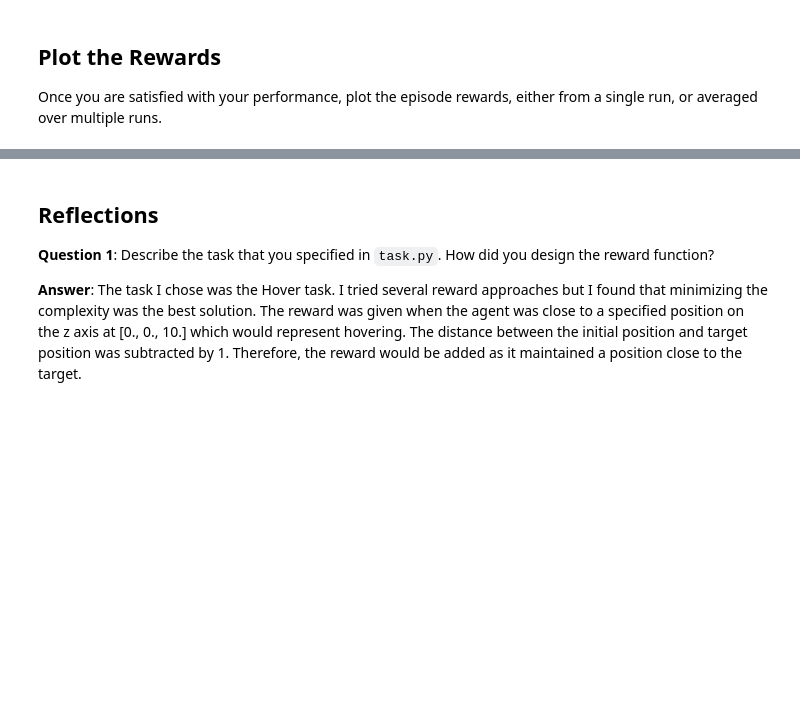
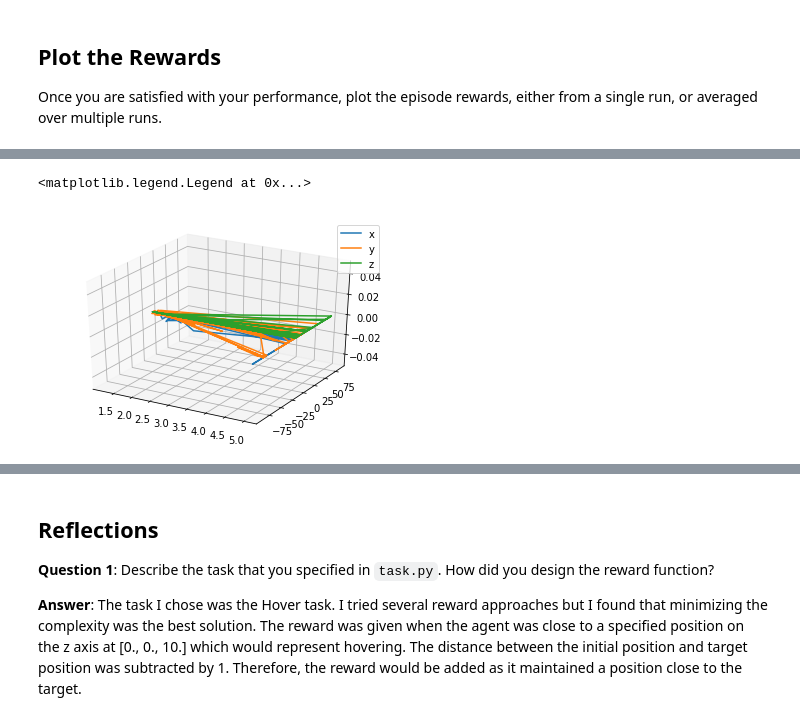
Before and after one commit to AndrewRiceMGW/RL1, a Jupyter notebook: Quadcopter_Project.ipynb, the cells around one changed output, grey strips where cells are left out. Saved outputs shown, nothing was run; the diff lists cells and outputs as text; code cells hidden in the pictures; blank space fills up the shorter version.

```diff
--- a/Quadcopter_Project.ipynb
+++ b/Quadcopter_Project.ipynb
@@ -305,0 +332,16 @@ NameError: name 'results' is not defined
+# %%
+
+ax = plt.axes( projection= '3d')
+import matplotlib.pyplot as plt
+%matplotlib inline
+
+
+fig = plt.figure()
+ax = plt.axes(projection='3d')
+ax.plot3D(results['time'], results['x'], label='x')
+ax.plot3D(results['time'], results['y'], label='y')
+ax.plot3D(results['time'], results['z'], label='z')
+ax.legend()
+# %% [output]
+<matplotlib.legend.Legend at 0x...>
+[figure, added]
```
Also changed, not shown: parts of 5 cells of this notebook.
